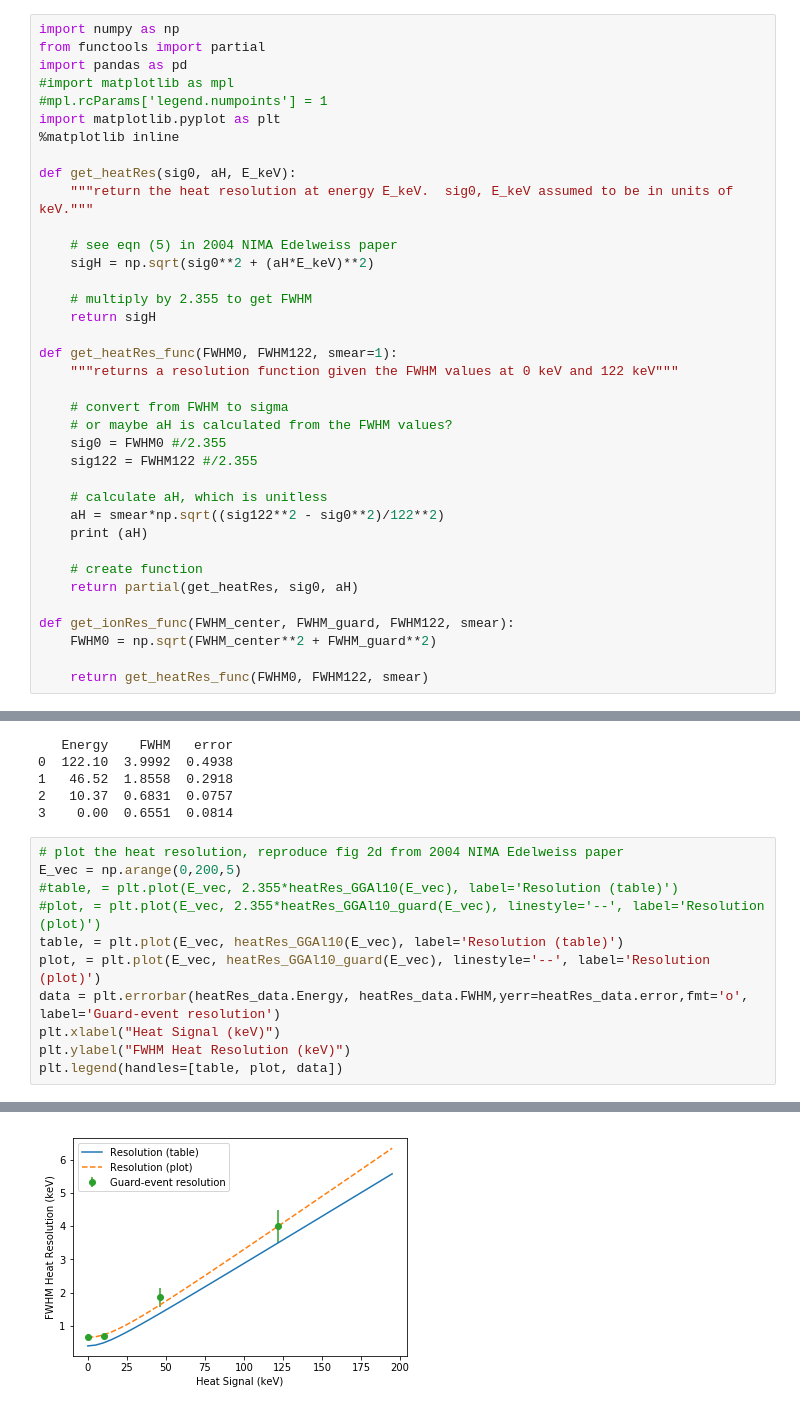
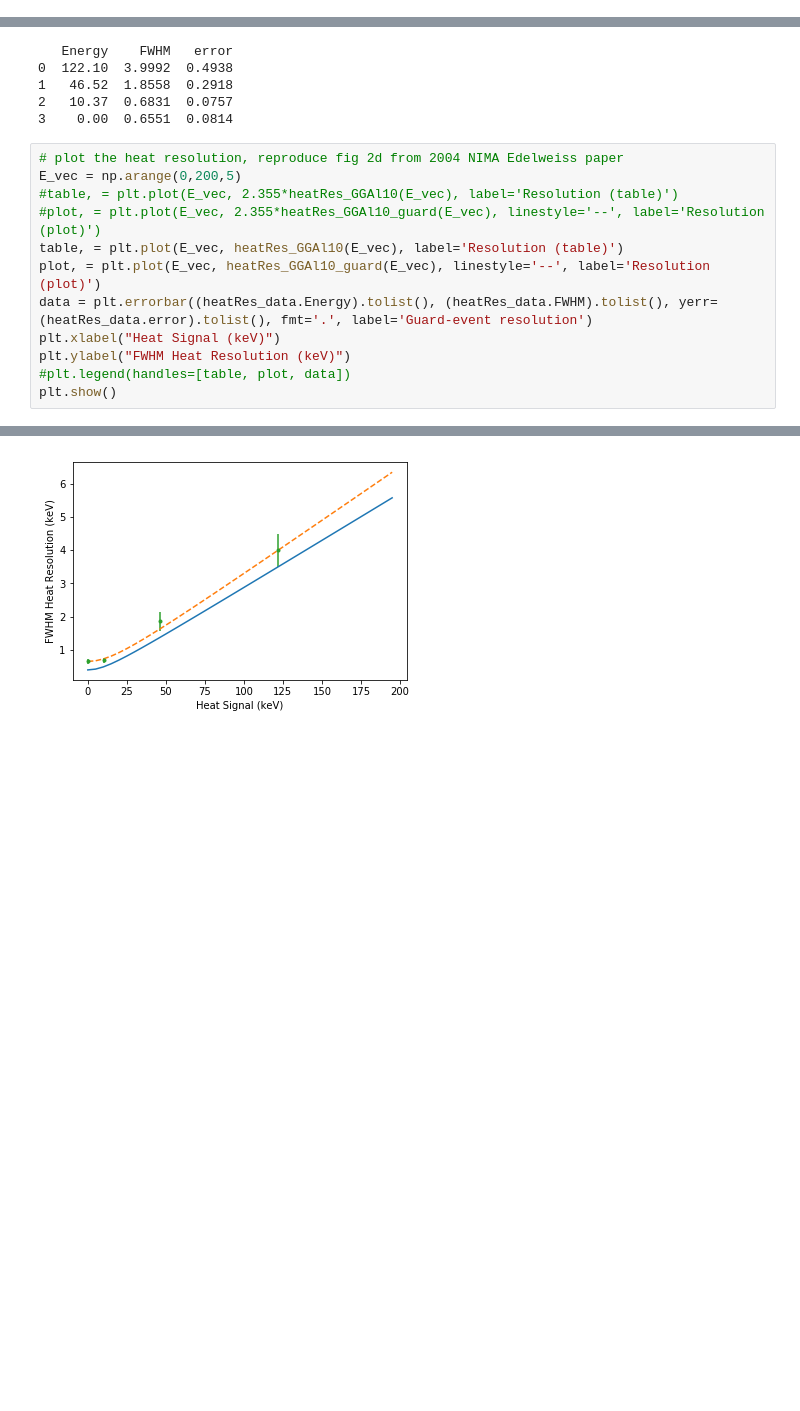
Before and after one commit to villaa/nrFano_Constraint, a Jupyter notebook: Edelweiss_data/Edelweiss_resolution_calculations.ipynb, the cells around one changed output, grey strips where cells are left out. Saved outputs shown, nothing was run; the diff lists cells and outputs as text; blank space fills up the shorter version.

```diff
--- a/Edelweiss_data/Edelweiss_resolution_calculations.ipynb
+++ b/Edelweiss_data/Edelweiss_resolution_calculations.ipynb
@@ -1,37 +0,0 @@
-# %%
-import numpy as np
-from functools import partial
-import pandas as pd
-#import matplotlib as mpl
-#mpl.rcParams['legend.numpoints'] = 1
-import matplotlib.pyplot as plt
-%matplotlib inline
-
-def get_heatRes(sig0, aH, E_keV):
-    """return the heat resolution at energy E_keV.  sig0, E_keV assumed to be in units of keV."""
-
-    # see eqn (5) in 2004 NIMA Edelweiss paper
-    sigH = np.sqrt(sig0**2 + (aH*E_keV)**2)
-
-    # multiply by 2.355 to get FWHM
-    return sigH
-
-def get_heatRes_func(FWHM0, FWHM122, smear=1):
-    """returns a resolution function given the FWHM values at 0 keV and 122 keV"""
-
-    # convert from FWHM to sigma
-    # or maybe aH is calculated from the FWHM values?
-    sig0 = FWHM0 #/2.355
-    sig122 = FWHM122 #/2.355
-
-    # calculate aH, which is unitless
-    aH = smear*np.sqrt((sig122**2 - sig0**2)/122**2)
-    print (aH)
-
-    # create function
-    return partial(get_heatRes, sig0, aH)
-
-def get_ionRes_func(FWHM_center, FWHM_guard, FWHM122, smear):
-    FWHM0 = np.sqrt(FWHM_center**2 + FWHM_guard**2)
-
-    return get_heatRes_func(FWHM0, FWHM122, smear)
@@ -90,8 +36,9 @@ E_vec = np.arange(0,200,5)
 #plot, = plt.plot(E_vec, 2.355*heatRes_GGAl10_guard(E_vec), linestyle='--', label='Resolution (plot)')
 table, = plt.plot(E_vec, heatRes_GGAl10(E_vec), label='Resolution (table)')
 plot, = plt.plot(E_vec, heatRes_GGAl10_guard(E_vec), linestyle='--', label='Resolution (plot)')
-data = plt.errorbar(heatRes_data.Energy, heatRes_data.FWHM,yerr=heatRes_data.error,fmt='o', label='Guard-event resolution')
+data = plt.errorbar((heatRes_data.Energy).tolist(), (heatRes_data.FWHM).tolist(), yerr=(heatRes_data.error).tolist(), fmt='.', label='Guard-event resolution')
 plt.xlabel("Heat Signal (keV)")
 plt.ylabel("FWHM Heat Resolution (keV)")
-plt.legend(handles=[table, plot, data])
+#plt.legend(handles=[table, plot, data])
+plt.show()
 # %% [output]
@@ -99 +46 @@ plt.legend(handles=[table, plot, data])
-[figure, old version]
+[figure, new version]
```
Also changed, not shown: parts of 10 cells of this notebook, 2 other files.
